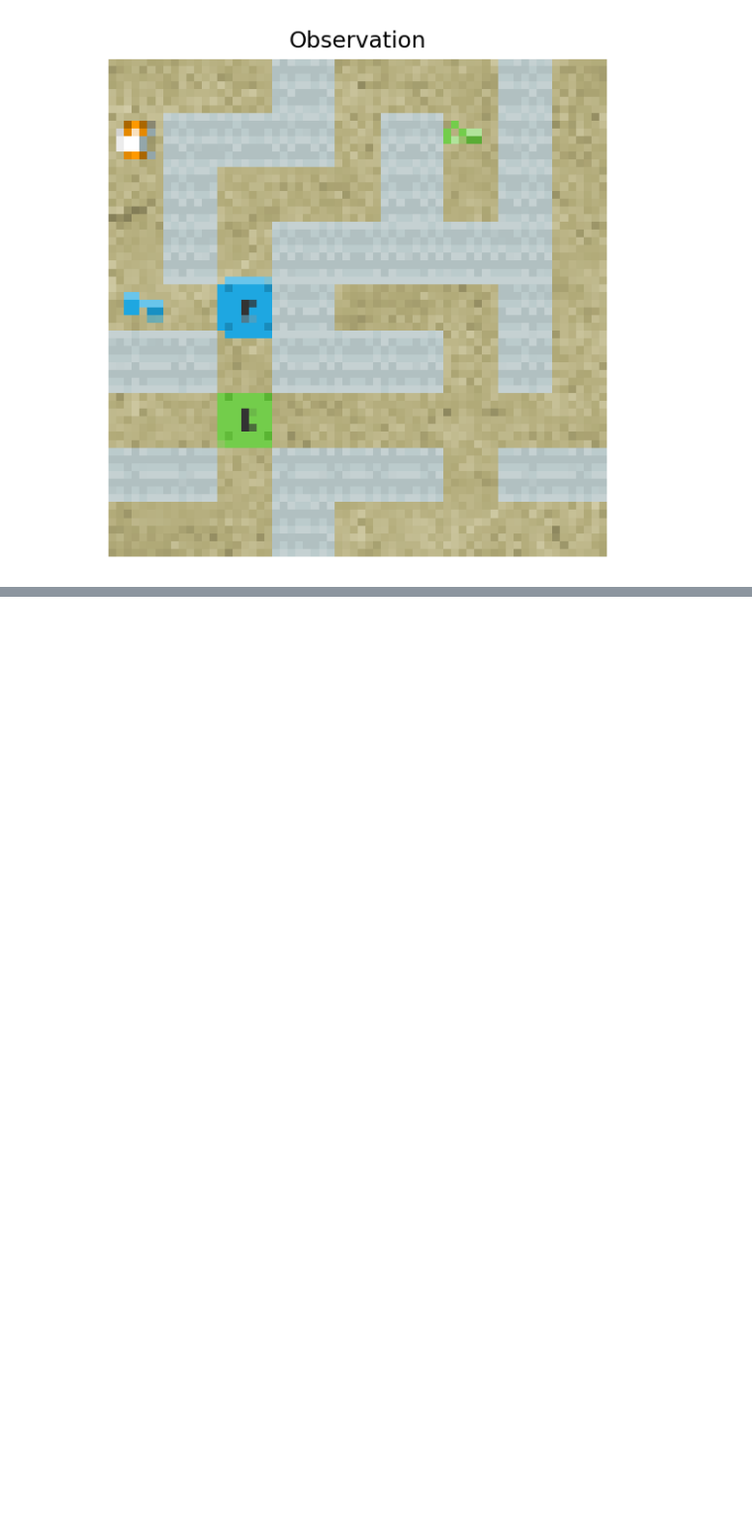
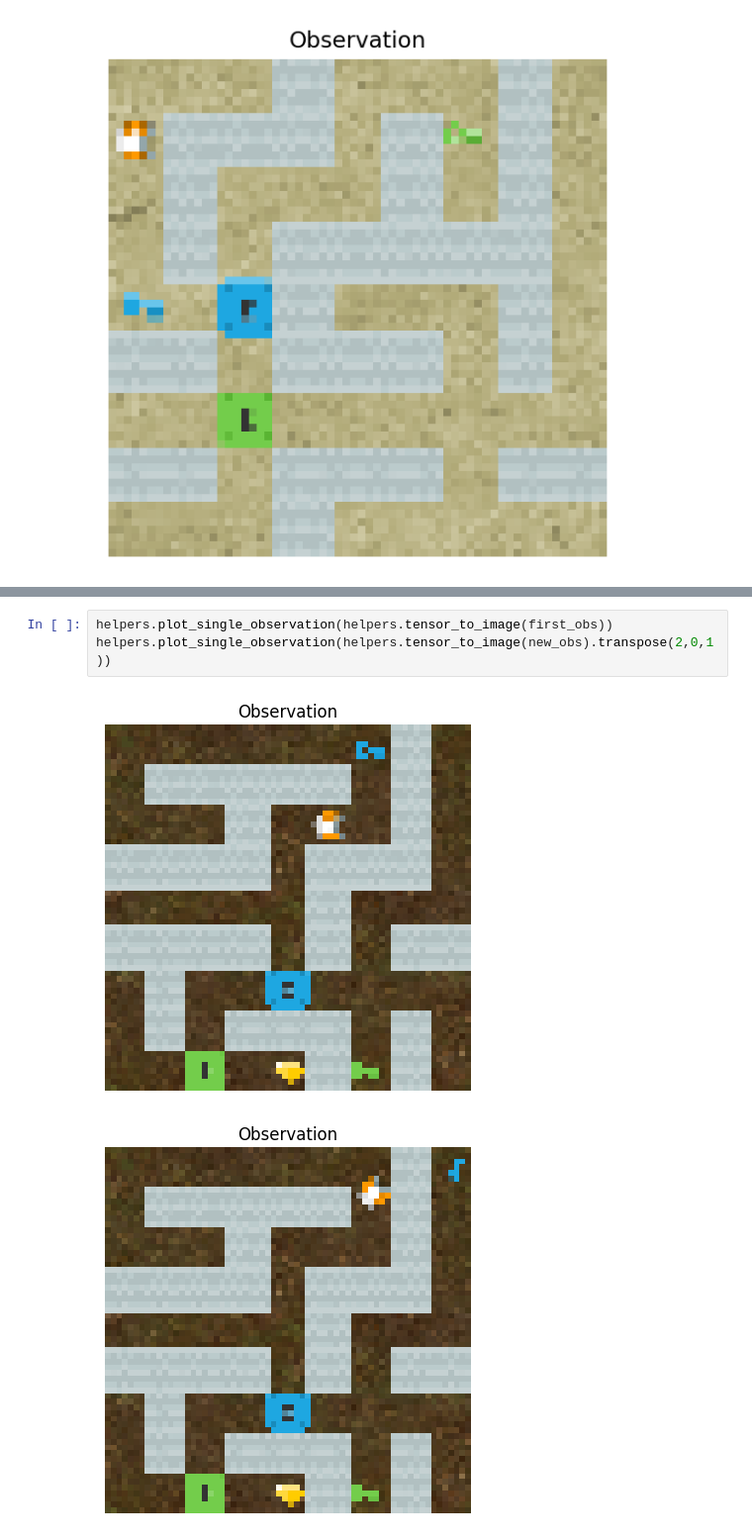
Before and after one commit to BenSturgeon/ai-safety-camp-2024-model-agents, a Jupyter notebook: notebooks/activation_steering.ipynb, the cells around one changed output, grey strips where cells are left out. Shown at 99% size. Drawn from its saved outputs; the diff is of its cells as text; blank space fills up the shorter version.

```diff
--- a/notebooks/activation_steering.ipynb
+++ b/notebooks/activation_steering.ipynb
@@ -445,0 +505,6 @@ _, frames, observations = helpers.run_episode_and_save_as_gif(
+# %%
+helpers.plot_single_observation(helpers.tensor_to_image(first_obs))
+helpers.plot_single_observation(helpers.tensor_to_image(new_obs).transpose(2,0,1))
+# %% [output]
+[figure, added]
+[figure, added]
```
Also changed, not shown: parts of 2 cells of this notebook.
